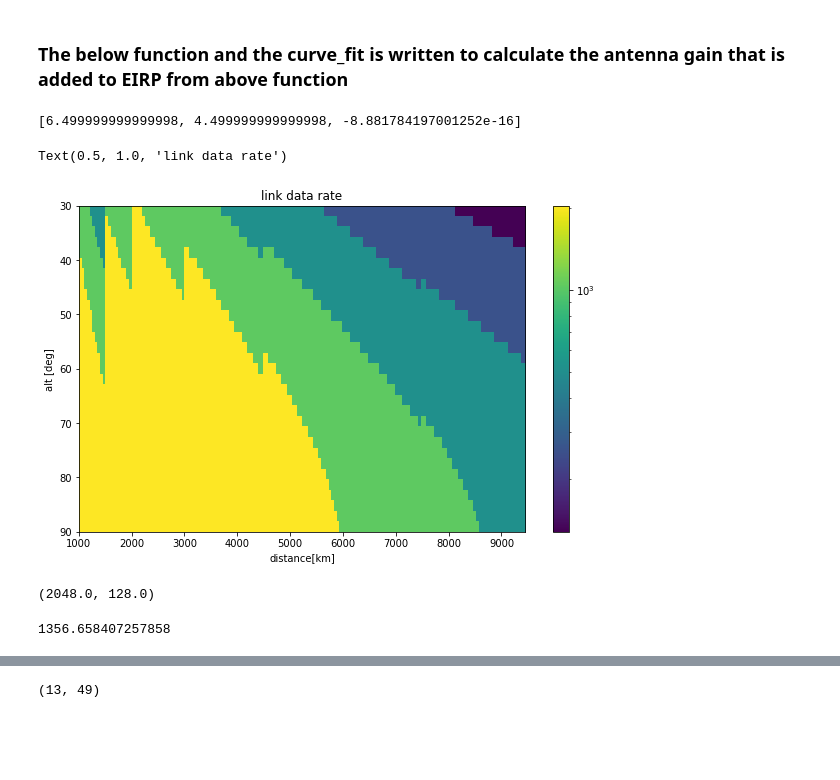
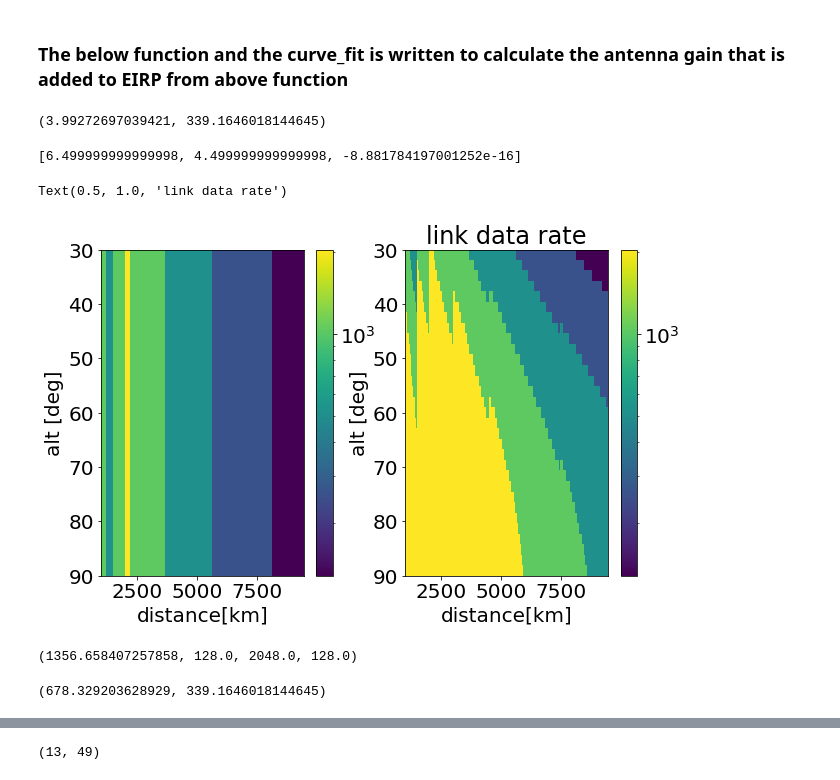
Before and after one commit to lusee-night/notebooks, a Jupyter notebook: transfer_rates/transfer_rates.ipynb, the cells around one changed output, grey strips where cells are left out. Saved outputs shown, nothing was run; the diff lists cells and outputs as text; code cells hidden in the pictures; blank space fills up the shorter version.

```diff
--- a/transfer_rates/transfer_rates.ipynb
+++ b/transfer_rates/transfer_rates.ipynb
@@ -72,6 +70,10 @@ def demodulation(dis_range, rate_pw2, extra_ant_gain):
     return Data_demod_margin, Data_rate
 # %% [markdown]
 ### The below function and the curve_fit is written to calculate the antenna gain that is added to EIRP from above function
+# %%
+demodulation(5000, 9,0)
+# %% [output]
+(3.99272697039421, 339.1646018144645)
 # %%
 def ext_gain_func(x,a,b,c):
     return a*x**2 + b*x + c
@@ -86,8 +88,8 @@ ext_gain = lambda angle : ext_gain_func(angle,*popt)
 # %% [output]
 [6.499999999999998, 4.499999999999998, -8.881784197001252e-16]
 # %%
-def get_rate (distance_km, alt_deg, demod_marg = 3):
-    extra_gain = ext_gain(alt_deg)
+def get_rate (distance_km, alt_deg, demod_marg = 3, zero_ext_gain=False):
+    extra_gain = ext_gain(alt_deg) if not zero_ext_gain else 0
     pw2 = 5
     while True:
         try_demod, try_rate = demodulation(distance_km,pw2,extra_gain)
@@ -102,16 +104,24 @@ d_ang = 2
 d_dist = 50
 ang_l = np.arange(30,91,d_ang)
 dist_l = np.arange(1000,9500,d_dist)
-rate_arr = np.array([[get_rate(d_,a_) for d_ in dist_l] for a_ in ang_l])
+rate_arr = np.array([[get_rate(d_,a_,zero_ext_gain=False) for d_ in dist_l] for a_ in ang_l])
+rate_arr0 = np.array([[get_rate(d_,a_,zero_ext_gain=True) for d_ in dist_l] for a_ in ang_l])
 # %%
+from matplotlib.colors import LogNorm
 plt.figure(figsize=(10,6))
-from matplotlib.colors import LogNorm
+plt.subplot(1,2,1)
+plt.imshow(rate_arr0[:,:,2],norm=LogNorm(),aspect='auto', interpolation='nearest',extent = [dist_l[0], dist_l[-1], ang_l[-1],ang_l[0]])
+plt.colorbar()
+plt.xlabel('distance[km]')
+plt.ylabel('alt [deg]')
+plt.subplot(1,2,2)
 plt.imshow(rate_arr[:,:,2],norm=LogNorm(),aspect='auto', interpolation='nearest',extent = [dist_l[0], dist_l[-1], ang_l[-1],ang_l[0]])
 plt.colorbar()
 plt.xlabel('distance[km]')
 plt.ylabel('alt [deg]')
+
 plt.title('link data rate')
 # %% [output]
 Text(0.5, 1.0, 'link data rate')
-[figure, old version]
+[figure, new version]
 # %%
@@ -122,10 +132,10 @@ def rate_interp (distance_km, alt_deg, ndx = 0):
 # %%
-rate_arr[:,:,2].max(),rate_arr[:,:,2].min()
+rate_arr[:,:,0].max(),rate_arr[:,:,2].min(), rate_arr0[:,:,2].max(),rate_arr0[:,:,2].min()
 # %% [output]
-(2048.0, 128.0)
+(1356.658407257858, 128.0, 2048.0, 128.0)
 # %%
-rate_interp(5000,90)
+rate_interp(5000,60, rate_arr), rate_interp(5000,60, rate_arr0)
 # %% [output]
-1356.658407257858
+(678.329203628929, 339.1646018144645)
 # %%
 ## precalculate all transites and store
```
Also changed, not shown: parts of 9 cells of this notebook, 4 other files.
